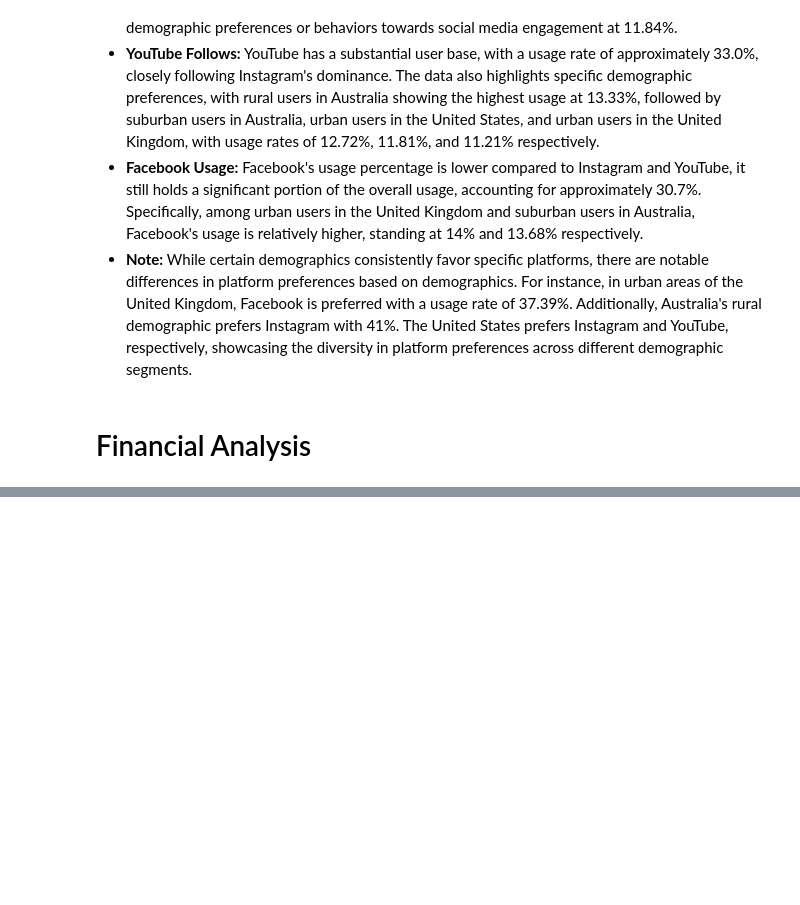
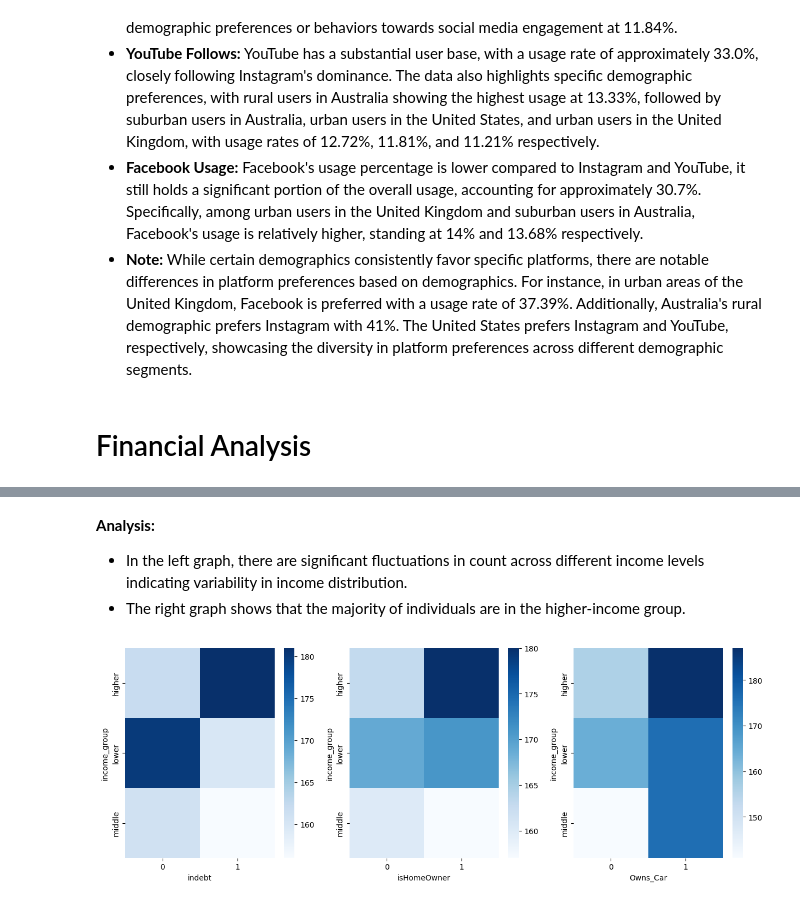
Before and after one commit to IshanSarkar/Portfolio, a Jupyter notebook: Project 4/social-media-usage-analysis.ipynb, the cells around one changed output, grey strips where cells are left out. Cells and saved outputs as stored; diff of their text form; code cells hidden in the pictures; blank space fills up the shorter version.

```diff
--- a/Project 4/social-media-usage-analysis.ipynb
+++ b/Project 4/social-media-usage-analysis.ipynb
@@ -546,0 +566,15 @@ pd.crosstab(df.platform, [df.location, df.demographics], margins=True, normalize
+# %% [markdown]
+**Analysis:** <br>
+- In the left graph, there are significant fluctuations in count across different income levels indicating variability in income distribution.
+- The right graph shows that the majority of individuals are in the higher-income group.
+# %%
+plt.figure(figsize=(15,5))
+plt.subplot(1,3,1)
+sns.heatmap(pd.crosstab(df.income_group, df.indebt), cmap='Blues')
+plt.subplot(1,3,2)
+sns.heatmap(pd.crosstab(df.income_group, df.isHomeOwner), cmap='Blues')
+plt.subplot(1,3,3)
+sns.heatmap(pd.crosstab(df.income_group, df.Owns_Car), cmap='Blues')
+plt.show()
+# %% [output]
+[figure, added]
```
Also changed, not shown: parts of 15 cells of this notebook.
